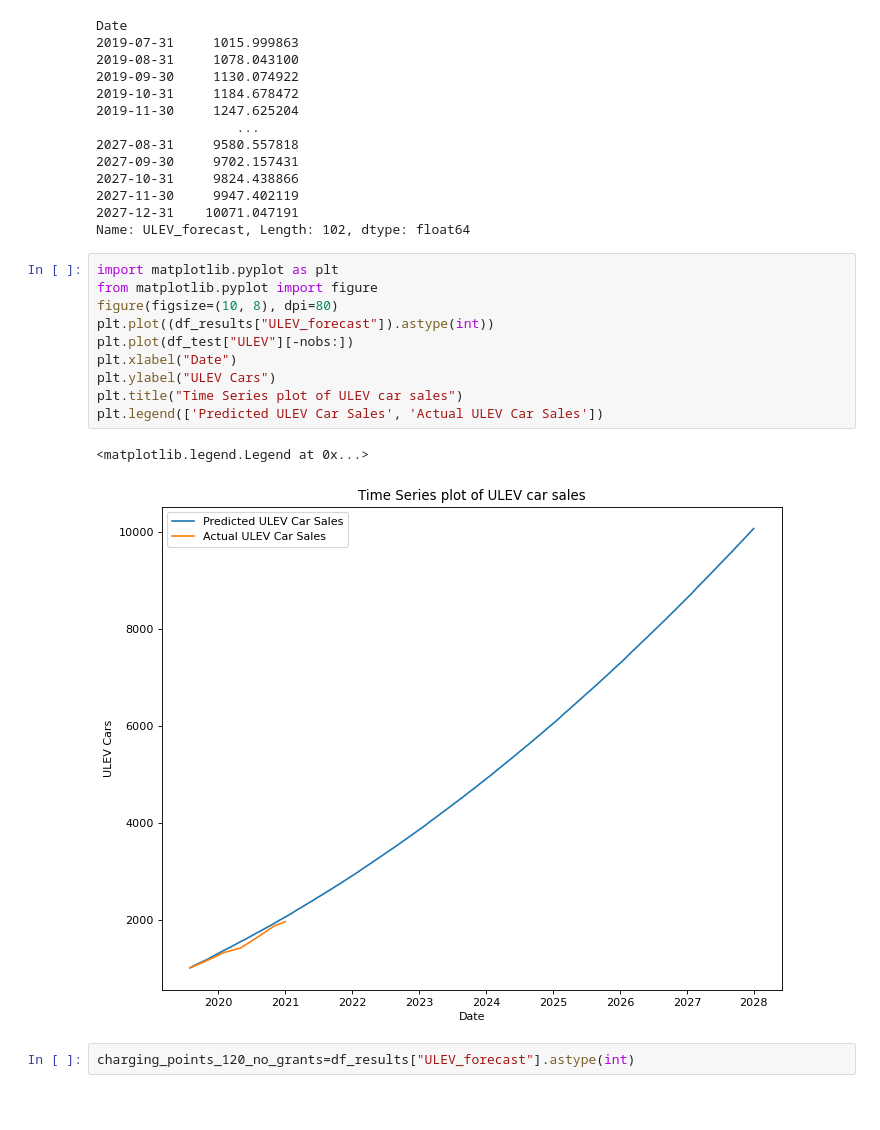
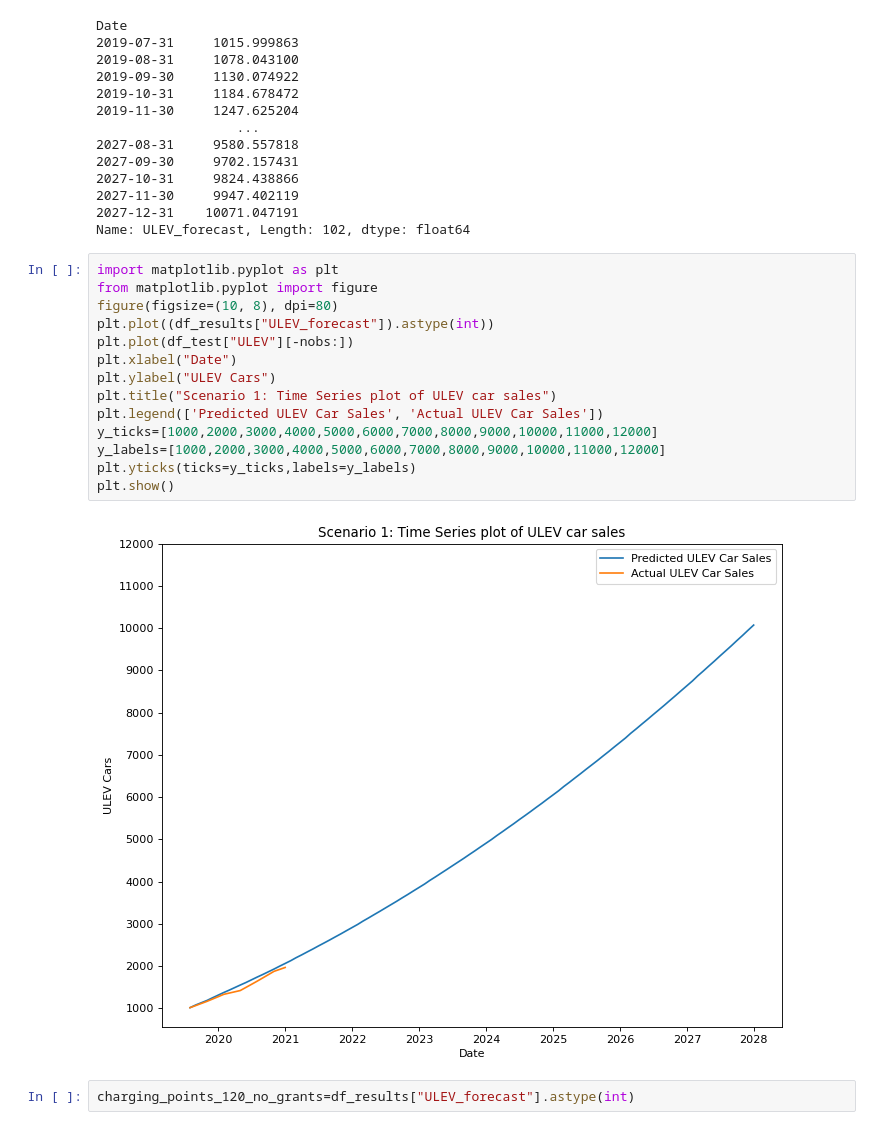
Before and after one commit to Anichan55/Data-Science-Mini-Project, a Jupyter notebook: Time Series model for predicting Car sales/VAR model/Forecasted ULEV Cars in Bristol.ipynb, the cells around one changed output. Cells and saved outputs as stored; diff of their text form; blank space fills up the shorter version.

```diff
--- a/Time Series model for predicting Car sales/VAR model/Forecasted ULEV Cars in Bristol.ipynb
+++ b/Time Series model for predicting Car sales/VAR model/Forecasted ULEV Cars in Bristol.ipynb
@@ -395,16 +393,19 @@ Name: ULEV_forecast, Length: 102, dtype: float64
 # %%
 import matplotlib.pyplot as plt
 from matplotlib.pyplot import figure
 figure(figsize=(10, 8), dpi=80)
 plt.plot((df_results["ULEV_forecast"]).astype(int))
 plt.plot(df_test["ULEV"][-nobs:])
 plt.xlabel("Date")
 plt.ylabel("ULEV Cars")
-plt.title("Time Series plot of ULEV car sales")
+plt.title("Scenario 1: Time Series plot of ULEV car sales")
 plt.legend(['Predicted ULEV Car Sales', 'Actual ULEV Car Sales'])
+y_ticks=[1000,2000,3000,4000,5000,6000,7000,8000,9000,10000,11000,12000]
+y_labels=[1000,2000,3000,4000,5000,6000,7000,8000,9000,10000,11000,12000]
+plt.yticks(ticks=y_ticks,labels=y_labels)
+plt.show()
 # %% [output]
-<matplotlib.legend.Legend at 0x...>
-[figure, old version]
+[figure, new version]
 # %%
 charging_points_120_no_grants=df_results["ULEV_forecast"].astype(int)
 # %%
```
Also changed, not shown: parts of 2 cells of this notebook.
